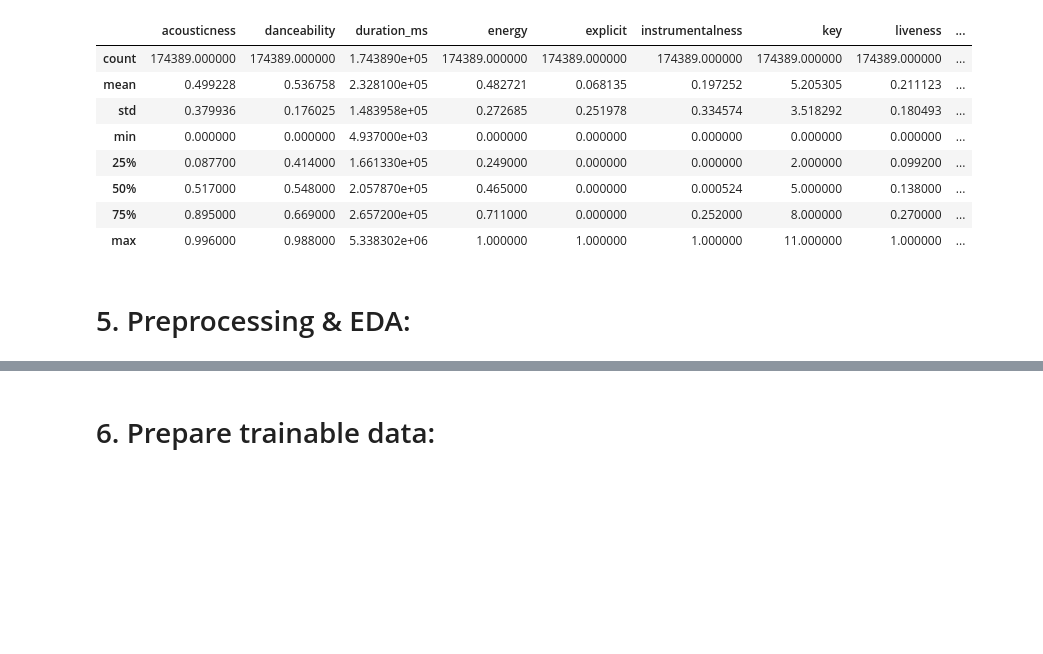
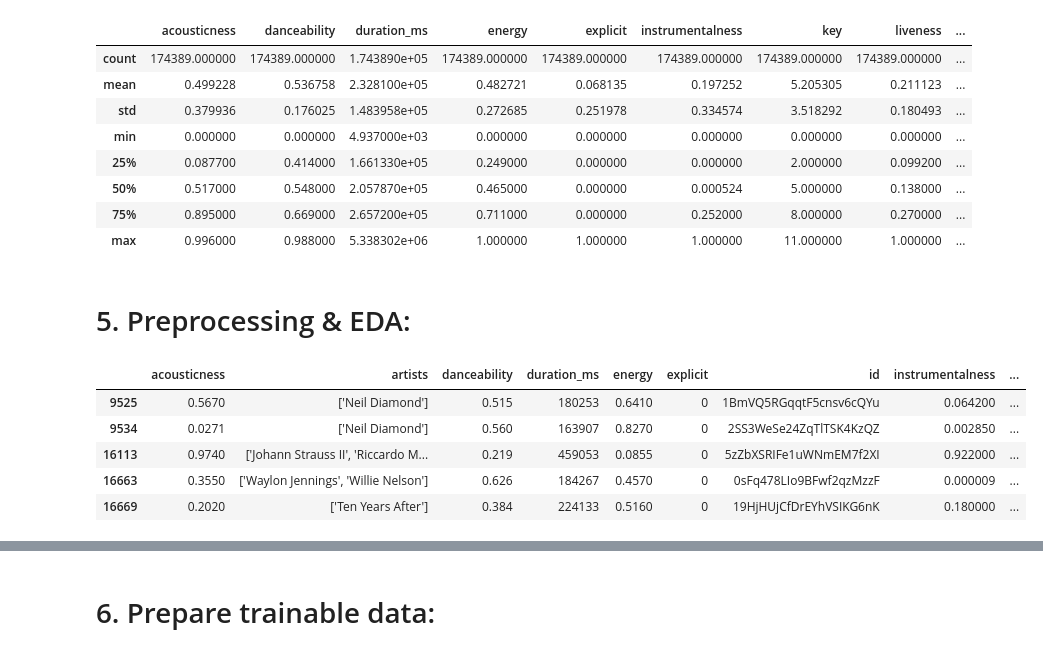
Before and after one commit to gdscjgec/Rhythm-Finder, a Jupyter notebook: Rhythm-Finder Data Processing and Model Preparation Notebook.ipynb, the cells around one changed output, grey strips where cells are left out. Drawn from its saved outputs; the diff is of its cells as text; code cells hidden in the pictures; blank space fills up the shorter version.

```diff
--- a/Rhythm-Finder Data Processing and Model Preparation Notebook.ipynb
+++ b/Rhythm-Finder Data Processing and Model Preparation Notebook.ipynb
@@ -119,3 +122,14 @@ df.describe()
 | max | 0.996000 | 0.988000 | 5.338302e+06 | 1.000000 | 1.000000 | 1.000000 | 11.000000 | 1.000000 | ... |
 # %% [markdown]
 # 5. Preprocessing & EDA:
+# %%
+# Check duplicate rows except first occurrence based on all columns
+duplicateRowsDF = df[df.duplicated()]
+duplicateRowsDF.head()
+# %% [output]
+|  | acousticness | artists | danceability | duration_ms | energy | explicit | id | instrumentalness | ... |
+| 9525 | 0.5670 | ['Neil Diamond'] | 0.515 | 180253 | 0.6410 | 0 | 1BmVQ5RGqqtF5cnsv6cQYu | 0.064200 | ... |
+| 9534 | 0.0271 | ['Neil Diamond'] | 0.560 | 163907 | 0.8270 | 0 | 2SS3WeSe24ZqTlTSK4KzQZ | 0.002850 | ... |
+| 16113 | 0.9740 | ['Johann Strauss II', 'Riccardo M... | 0.219 | 459053 | 0.0855 | 0 | 5zZbXSRIFe1uWNmEM7f2XI | 0.922000 | ... |
+| 16663 | 0.3550 | ['Waylon Jennings', 'Willie Nelson'] | 0.626 | 184267 | 0.4570 | 0 | 0sFq478LIo9BFwf2qzMzzF | 0.000009 | ... |
+| 16669 | 0.2020 | ['Ten Years After'] | 0.384 | 224133 | 0.5160 | 0 | 19HjHUjCfDrEYhVSIKG6nK | 0.180000 | ... |
```
Also changed, not shown: parts of 15 cells of this notebook.
